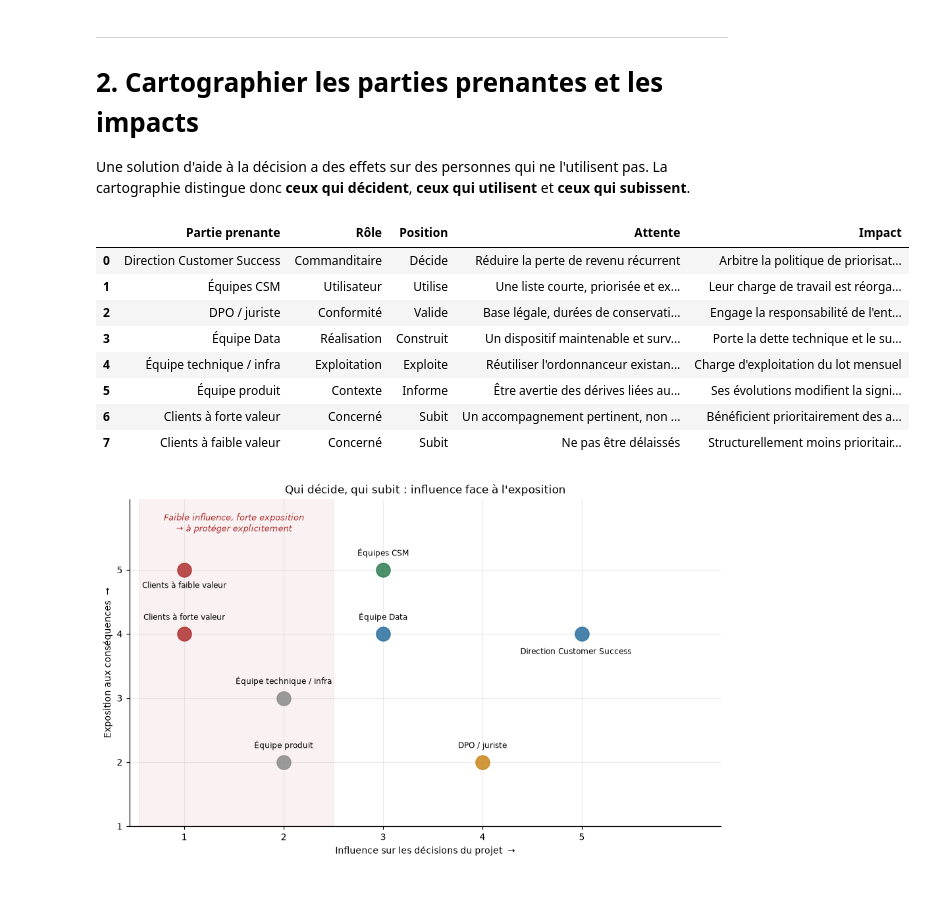
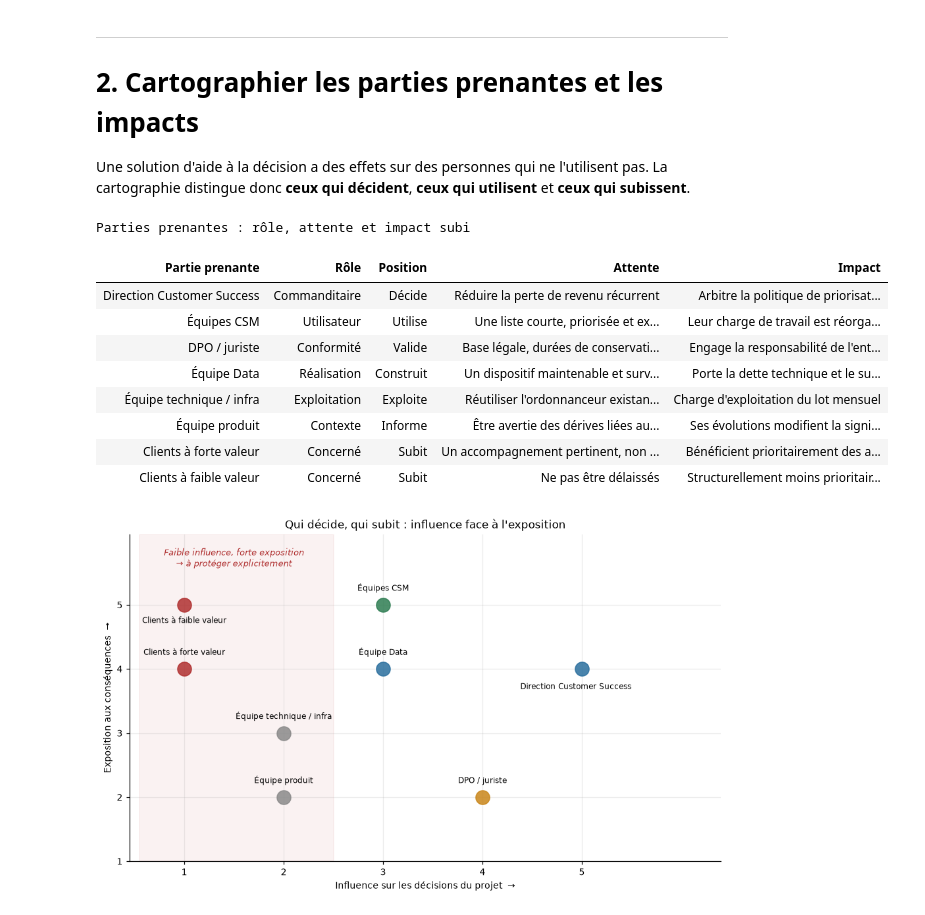
Before and after one commit to air-jaja/ai4me, a Jupyter notebook: notebooks/01_cadrage.ipynb, the cells around one changed output. Drawn from its saved outputs; the diff is of its cells as text; code cells hidden in the pictures.

```diff
--- a/notebooks/01_cadrage.ipynb
+++ b/notebooks/01_cadrage.ipynb
@@ -49,13 +49,17 @@ for candidat in [RACINE, *RACINE.parents]:
         break
 
 from churn_saas.donnees.ingestion import charger_bronze, inventaire
+from churn_saas.notebook import afficher_tableau
 from churn_saas.donnees.silver import construire_silver
+from churn_saas.notebook import afficher_tableau
 
 # Column groups driving the cleaning: numbers stored as text and mixed-format dates
 # are deliberate defects of the dataset, handled once here for the whole notebook.
 
+# Full cell content, never an ellipsis: the rationale columns carry the argument.
 pd.set_option("display.max_columns", 40)
-pd.set_option("display.width", 160)
+pd.set_option("display.width", 200)
+pd.set_option("display.max_colwidth", None)
 plt.rcParams.update({"figure.dpi": 110, "font.size": 9, "axes.grid": True,
                      "grid.alpha": 0.25, "axes.spines.top": False, "axes.spines.right": False})
 
@@ -78,6 +82,12 @@ print(f"Lignes brutes      : {len(brut):>6}")
 print(f"Doublons stricts   : {len(brut) - len(df):>6}")
 print(f"Comptes uniques    : {len(df):>6}")
 print(f"Colonnes           : {df.shape[1]:>6}  (29 sources + 5 issues du catalogue)")
+
+# --- Full-width table rendering ------------------------------------------------------
+# Pandas truncates long strings with an ellipsis. The rationale columns below carry
+# the argument, so every cell must show its full content.
+pd.set_option("display.max_colwidth", None)
+pd.set_option("display.max_rows", 100)
 # %% [output]
 Lignes brutes      :   5035
 Doublons stricts   :     35
@@ -345,42 +359,46 @@ subissent**.
 # %%
 # --- Stakeholders: role, expectation, impact ----------------------------------------
 parties = pd.DataFrame([
     ("Direction Customer Success", "Commanditaire", "Décide",
      "Réduire la perte de revenu récurrent",
      "Arbitre la politique de priorisation et le quota réservé aux petits comptes", 5, 4),
     ("Équipes CSM", "Utilisateur", "Utilise",
      "Une liste courte, priorisée et explicable",
      "Leur charge de travail est réorganisée par le score", 3, 5),
     ("DPO / juriste", "Conformité", "Valide",
      "Base légale, durées de conservation, registre à jour",
      "Engage la responsabilité de l'entreprise", 4, 2),
     ("Équipe Data", "Réalisation", "Construit",
      "Un dispositif maintenable et surveillé",
      "Porte la dette technique et le suivi en service", 3, 4),
     ("Équipe technique / infra", "Exploitation", "Exploite",
      "Réutiliser l'ordonnanceur existant, pas de brique nouvelle",
      "Charge d'exploitation du lot mensuel", 2, 3),
     ("Équipe produit", "Contexte", "Informe",
      "Être avertie des dérives liées aux évolutions produit",
      "Ses évolutions modifient la signification des variables d'usage", 2, 2),
     ("Clients à forte valeur", "Concerné", "Subit",
      "Un accompagnement pertinent, non intrusif",
      "Bénéficient prioritairement des actions de rétention", 1, 4),
     ("Clients à faible valeur", "Concerné", "Subit",
      "Ne pas être délaissés",
      "Structurellement moins prioritaires : impact négatif assumé", 1, 5),
 ], columns=["Partie prenante", "Rôle", "Position", "Attente", "Impact", "Influence", "Exposition"])
-parties[["Partie prenante", "Rôle", "Position", "Attente", "Impact"]]
+afficher_tableau(
+    parties[["Partie prenante", "Rôle", "Position", "Attente", "Impact"]],
+    "Parties prenantes : rôle, attente et impact subi",
+)
 # %% [output]
+Parties prenantes : rôle, attente et impact subi
-|  | Partie prenante | Rôle | Position | Attente | Impact |
-| 0 | Direction Customer Success | Commanditaire | Décide | Réduire la perte de revenu récurrent | Arbitre la politique de priorisat... |
-| 1 | Équipes CSM | Utilisateur | Utilise | Une liste courte, priorisée et ex... | Leur charge de travail est réorga... |
-| 2 | DPO / juriste | Conformité | Valide | Base légale, durées de conservati... | Engage la responsabilité de l'ent... |
-| 3 | Équipe Data | Réalisation | Construit | Un dispositif maintenable et surv... | Porte la dette technique et le su... |
-| 4 | Équipe technique / infra | Exploitation | Exploite | Réutiliser l'ordonnanceur existan... | Charge d'exploitation du lot mensuel |
-| 5 | Équipe produit | Contexte | Informe | Être avertie des dérives liées au... | Ses évolutions modifient la signi... |
-| 6 | Clients à forte valeur | Concerné | Subit | Un accompagnement pertinent, non ... | Bénéficient prioritairement des a... |
-| 7 | Clients à faible valeur | Concerné | Subit | Ne pas être délaissés | Structurellement moins prioritair... |
+| Partie prenante | Rôle | Position | Attente | Impact |
+| Direction Customer Success | Commanditaire | Décide | Réduire la perte de revenu récurrent | Arbitre la politique de priorisat... |
+| Équipes CSM | Utilisateur | Utilise | Une liste courte, priorisée et ex... | Leur charge de travail est réorga... |
+| DPO / juriste | Conformité | Valide | Base légale, durées de conservati... | Engage la responsabilité de l'ent... |
+| Équipe Data | Réalisation | Construit | Un dispositif maintenable et surv... | Porte la dette technique et le su... |
+| Équipe technique / infra | Exploitation | Exploite | Réutiliser l'ordonnanceur existan... | Charge d'exploitation du lot mensuel |
+| Équipe produit | Contexte | Informe | Être avertie des dérives liées au... | Ses évolutions modifient la signi... |
+| Clients à forte valeur | Concerné | Subit | Un accompagnement pertinent, non ... | Bénéficient prioritairement des a... |
+| Clients à faible valeur | Concerné | Subit | Ne pas être délaissés | Structurellement moins prioritair... |
 # %%
 # --- Figure: influence versus exposure matrix ---------------------------------------
 fig, ax = plt.subplots(figsize=(8.8, 5.4))
```
Also changed, not shown: parts of 12 cells of this notebook, 3 other files.
